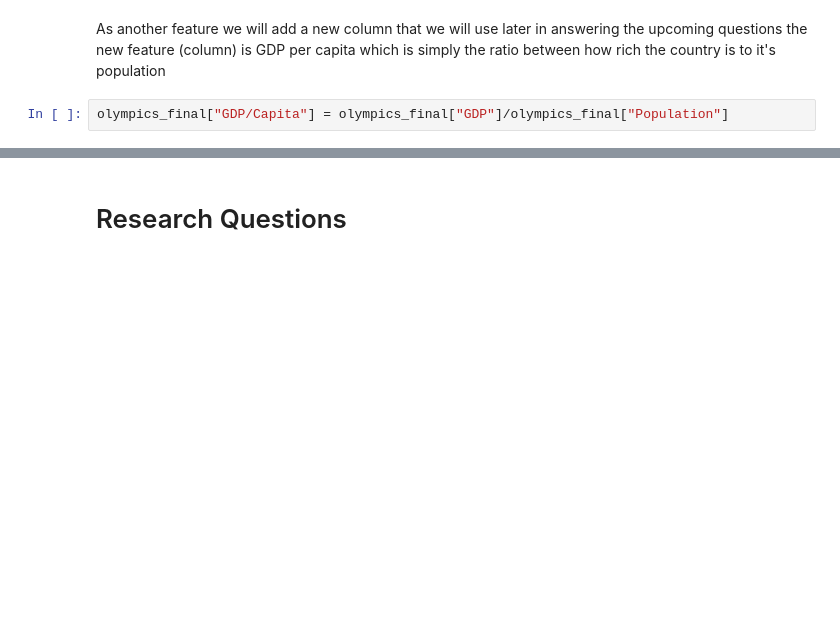
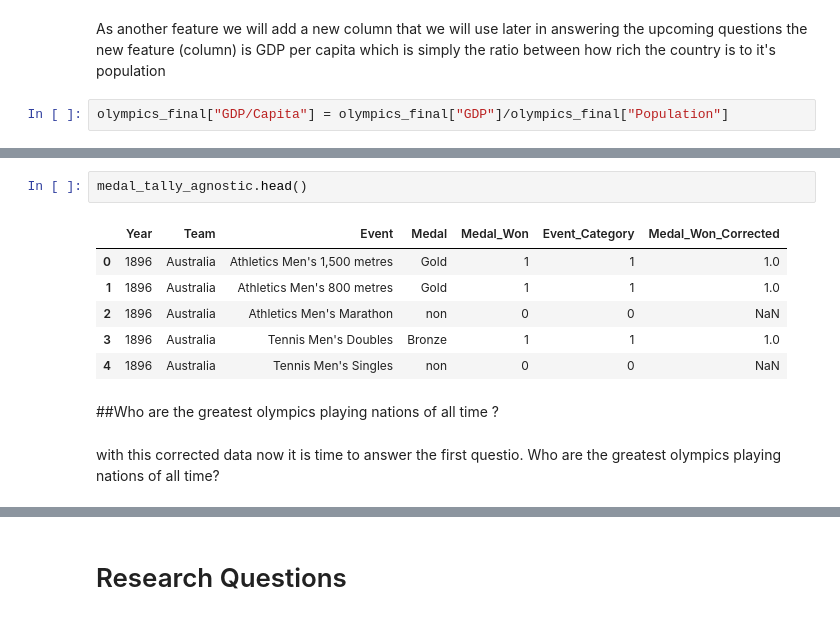
Before and after one commit to CSEN1095-W21/project-u8, a Jupyter notebook: cleaning.ipynb, the cells around one changed output, grey strips where cells are left out. Drawn from its saved outputs; the diff is of its cells as text; blank space fills up the shorter version.

Commit message:
Answering some of the research questions

```diff
--- a/cleaning.ipynb
+++ b/cleaning.ipynb
@@ -954,0 +965,14 @@ olympics_final.head()
+# %%
+medal_tally_agnostic.head()
+# %% [output]
+|  | Year | Team | Event | Medal | Medal_Won | Event_Category | Medal_Won_Corrected |
+| 0 | 1896 | Australia | Athletics Men's 1,500 metres | Gold | 1 | 1 | 1.0 |
+| 1 | 1896 | Australia | Athletics Men's 800 metres | Gold | 1 | 1 | 1.0 |
+| 2 | 1896 | Australia | Athletics Men's Marathon | non | 0 | 0 | NaN |
+| 3 | 1896 | Australia | Tennis Men's Doubles | Bronze | 1 | 1 | 1.0 |
+| 4 | 1896 | Australia | Tennis Men's Singles | non | 0 | 0 | NaN |
+# %% [markdown]
+##Who are the greatest olympics playing nations of all time ?
+# %% [markdown]
+with this corrected data now it is time to answer the first questio.
+Who are the greatest olympics playing nations of all time?
```
Also changed, not shown: parts of 10 cells of this notebook.
